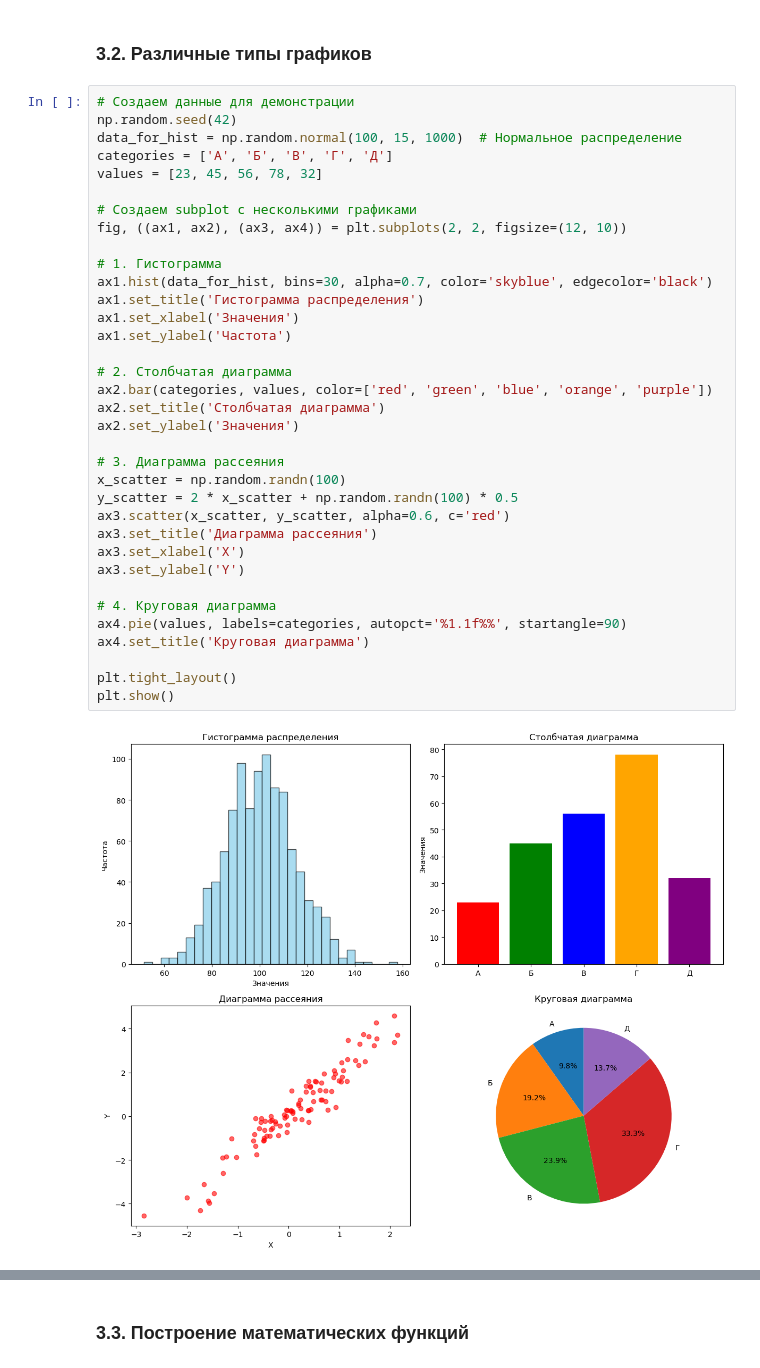
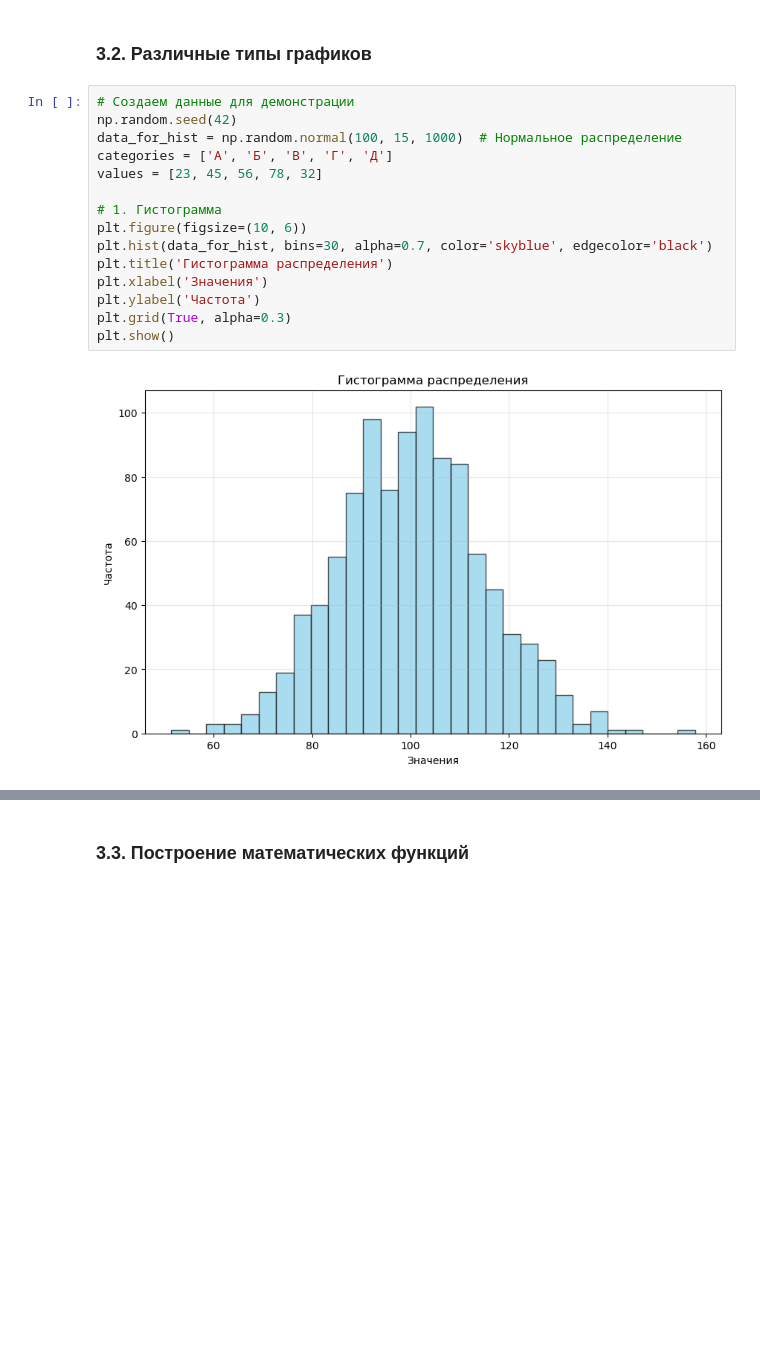
Before and after one commit to StephanOlizko/CheLKSH_2025, a Jupyter notebook: ML/1/jupiter_numpy_matplotlib_pandas.ipynb, the cells around one changed output, grey strips where cells are left out. Drawn from its saved outputs; the diff is of its cells as text; blank space fills up the shorter version.

```diff
--- a/ML/1/jupiter_numpy_matplotlib_pandas.ipynb
+++ b/ML/1/jupiter_numpy_matplotlib_pandas.ipynb
@@ -388,37 +220,17 @@ plt.show() # отображаем график, используя jupyter эт
 # %%
 # Создаем данные для демонстрации
 np.random.seed(42)
 data_for_hist = np.random.normal(100, 15, 1000)  # Нормальное распределение
 categories = ['А', 'Б', 'В', 'Г', 'Д']
 values = [23, 45, 56, 78, 32]
 
-# Создаем subplot с несколькими графиками
-fig, ((ax1, ax2), (ax3, ax4)) = plt.subplots(2, 2, figsize=(12, 10))
-
 # 1. Гистограмма
-ax1.hist(data_for_hist, bins=30, alpha=0.7, color='skyblue', edgecolor='black')
-ax1.set_title('Гистограмма распределения')
-ax1.set_xlabel('Значения')
-ax1.set_ylabel('Частота')
-
-# 2. Столбчатая диаграмма
-ax2.bar(categories, values, color=['red', 'green', 'blue', 'orange', 'purple'])
-ax2.set_title('Столбчатая диаграмма')
-ax2.set_ylabel('Значения')
-
-# 3. Диаграмма рассеяния
-x_scatter = np.random.randn(100)
-y_scatter = 2 * x_scatter + np.random.randn(100) * 0.5
-ax3.scatter(x_scatter, y_scatter, alpha=0.6, c='red')
-ax3.set_title('Диаграмма рассеяния')
-ax3.set_xlabel('X')
-ax3.set_ylabel('Y')
-
-# 4. Круговая диаграмма
-ax4.pie(values, labels=categories, autopct='%1.1f%%', startangle=90)
-ax4.set_title('Круговая диаграмма')
-
-plt.tight_layout()
+plt.figure(figsize=(10, 6))
+plt.hist(data_for_hist, bins=30, alpha=0.7, color='skyblue', edgecolor='black')
+plt.title('Гистограмма распределения')
+plt.xlabel('Значения')
+plt.ylabel('Частота')
+plt.grid(True, alpha=0.3)
 plt.show()
 # %% [output]
-[figure, old version]
+[figure, new version]
```
Also changed, not shown: parts of 49 cells of this notebook, 8 other files.
